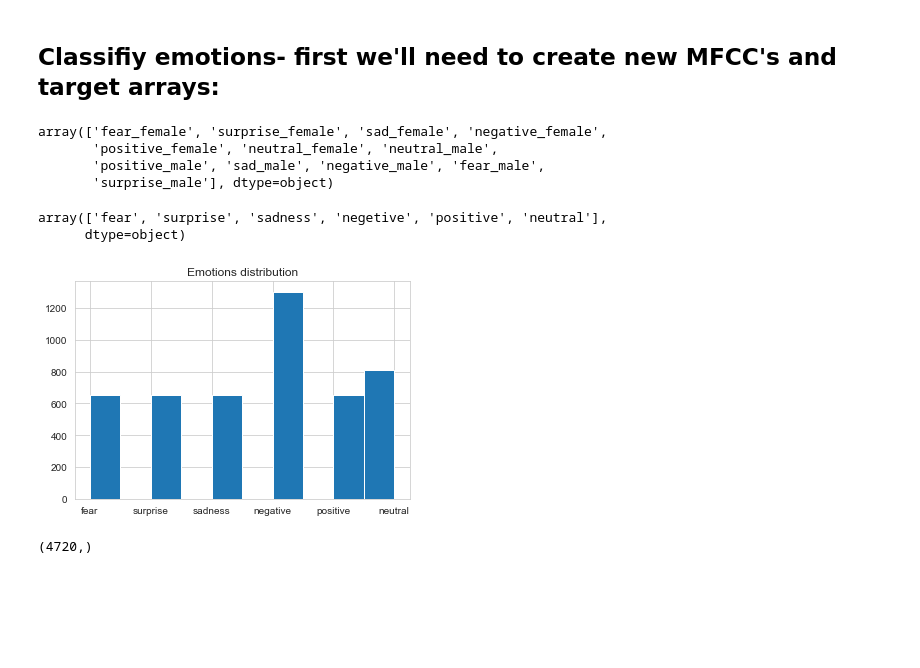
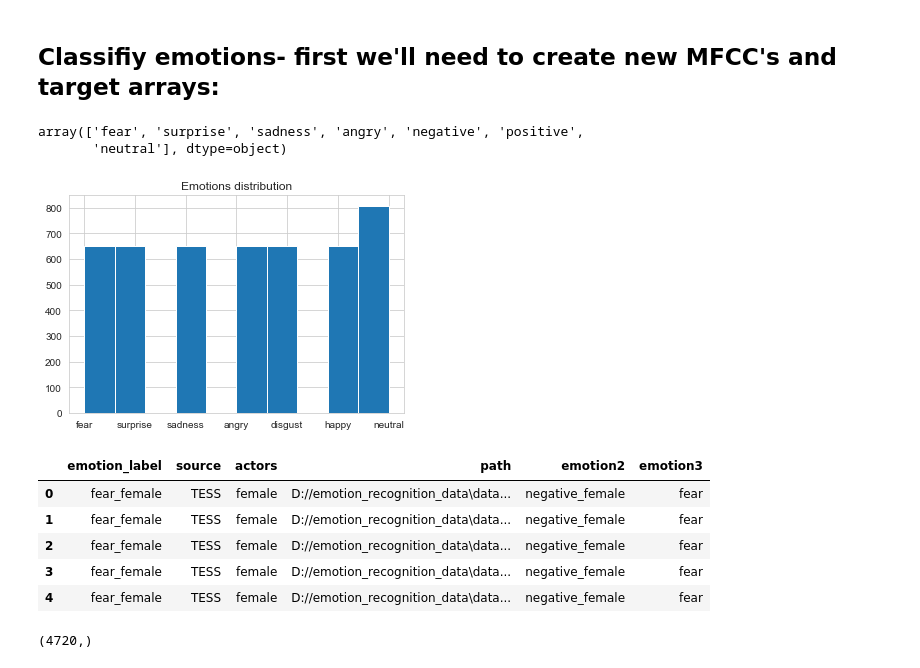
Before and after one commit to talbaram3192/Emotion_Recognition_project, a Jupyter notebook: model_improvement.ipynb, the cells around one changed output. Drawn from its saved outputs; the diff is of its cells as text; code cells hidden in the pictures; blank space fills up the shorter version.

```diff
--- a/model_improvement.ipynb
+++ b/model_improvement.ipynb
@@ -106,7 +419,7 @@ tf.config.list_physical_devices('GPU')
 # %%
 import pickle
 
-df_path = 'd://ITC//final_project//combined.csv'
+df_path = 'D://emotion_recognition_data//combined.csv'
 # mfccs_path = 'd://itc//final_project//mfccs.pickle'
 # new_y_path = 'd://itc//final_project//y.pickle'
 
@@ -411,31 +724,33 @@ positive_female       0.97      0.97      0.97       190
 # %%
 mydf['emotion3'].unique()
 # %% [output]
-array(['fear_female', 'surprise_female', 'sad_female', 'negative_female',
-       'positive_female', 'neutral_female', 'neutral_male',
-       'positive_male', 'sad_male', 'negative_male', 'fear_male',
-       'surprise_male'], dtype=object)
+array(['fear', 'surprise', 'sadness', 'angry', 'negative', 'positive',
+       'neutral'], dtype=object)
 # %%
-mydf['emotion3'].replace(['fear_female', 'fear_male'], 'fear', inplace=True)
-mydf['emotion3'].replace(['surprise_female', 'surprise_male'], 'surprise', inplace=True)
-mydf['emotion3'].replace(['sad_female', 'sad_male'], 'sadness', inplace=True)
-mydf['emotion3'].replace(['negative_female', 'negative_male'], 'negetive', inplace=True)
-mydf['emotion3'].replace(['positive_female', 'positive_male'], 'positive', inplace=True)
-mydf['emotion3'].replace(['neutral_female', 'neutral_male'], 'neutral', inplace=True)
+# mydf['emotion3'].replace(['fear_female', 'fear_male'], 'fear', inplace=True)
+# mydf['emotion3'].replace(['surprise_female', 'surprise_male'], 'surprise', inplace=True)
+# mydf['emotion3'].replace(['sad_female', 'sad_male'], 'sadness', inplace=True)
+# mydf['emotion3'].replace(['negative_female', 'negative_male'], 'negetive', inplace=True)
+# mydf['emotion3'].replace(['positive_female', 'positive_male'], 'positive', inplace=True)
+# mydf['emotion3'].replace(['neutral_female', 'neutral_male'], 'neutral', inplace=True)
-# %%
-mydf['emotion3'].unique()
-# %% [output]
-array(['fear', 'surprise', 'sadness', 'negetive', 'positive', 'neutral'],
-      dtype=object)
 # %%
 plt.title('Emotions distribution')
-# plt.hist(mydf['emotion3'])
-plt.hist(y)
+plt.hist(mydf['emotion3'])
+# plt.hist(y)
 plt.show()
 # %% [output]
-[figure, old version]
+[figure, new version]
 # %%
 y = mydf['emotion3'].copy()
+# %%
+mydf.head()
+# %% [output]
+|  | emotion_label | source | actors | path | emotion2 | emotion3 |
+| 0 | fear_female | TESS | female | D://emotion_recognition_data\data... | negative_female | fear |
+| 1 | fear_female | TESS | female | D://emotion_recognition_data\data... | negative_female | fear |
+| 2 | fear_female | TESS | female | D://emotion_recognition_data\data... | negative_female | fear |
+| 3 | fear_female | TESS | female | D://emotion_recognition_data\data... | negative_female | fear |
+| 4 | fear_female | TESS | female | D://emotion_recognition_data\data... | negative_female | fear |
 # %%
 y.shape
 # %% [output]
```
Also changed, not shown: parts of 58 cells of this notebook, 1 other file.
